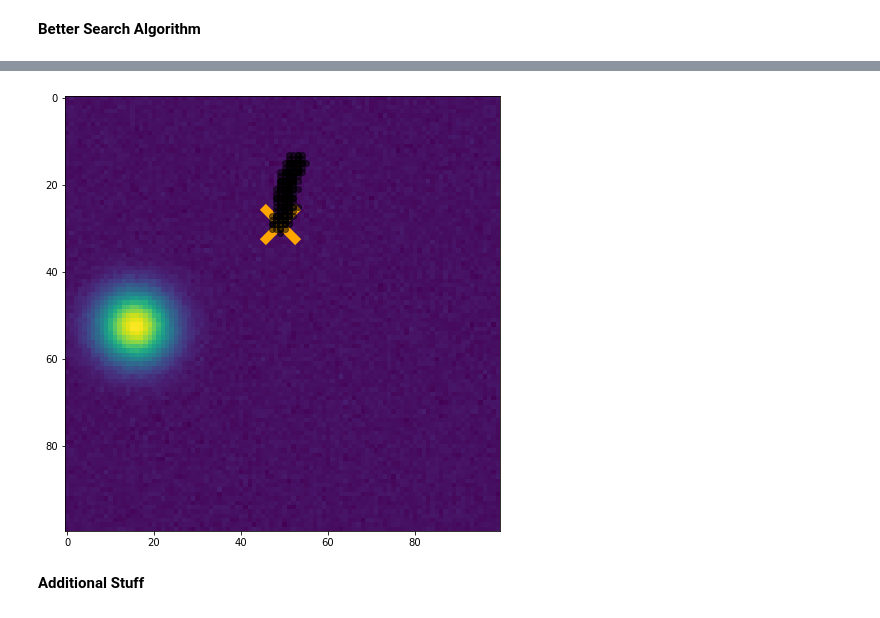
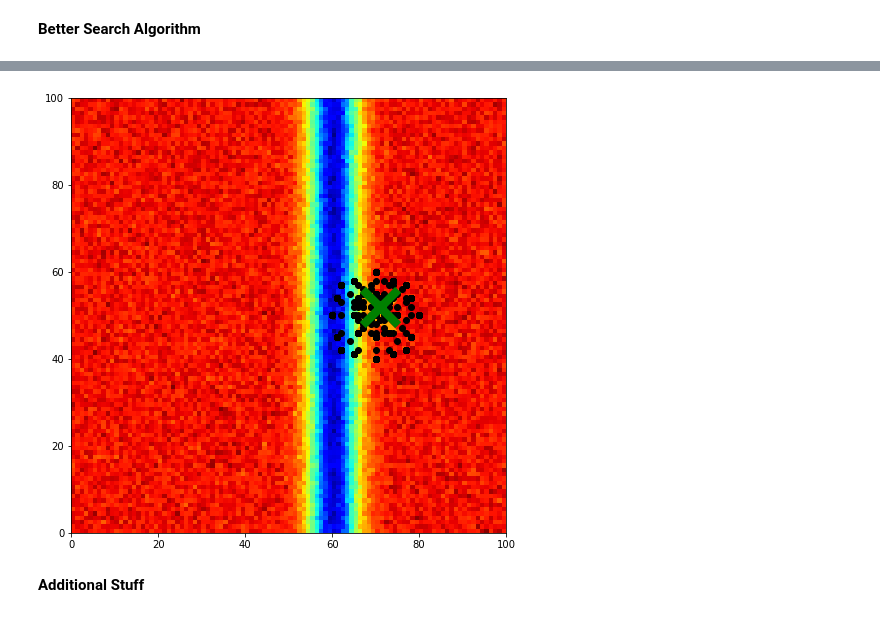
Before and after one commit to d3sp3r4t3Student/Observation-and-Data-Processing, a Jupyter notebook: Interpolation2.ipynb, the cells around one changed output, grey strips where cells are left out. Drawn from its saved outputs; the diff is of its cells as text; code cells hidden in the pictures.

```diff
--- a/Interpolation2.ipynb
+++ b/Interpolation2.ipynb
@@ -59,8 +59,6 @@ def construct_coords(center, step):
     #working our way towards the maximum in two circles with 1*step and 2*step distance to the center:
     # inner circle: 8 points
     # outer circle: 16 points
-
-    if
 
     compare_coord = np.array(((0,1),\
                               (np.sqrt(0.5),np.sqrt(0.5)),\
@@ -115,64 +124,79 @@ def line_search(inst, scantime, xmin, xmax, nsteps):
 # %%
-instr_search = instrument(1,.05,0)
+instr_search = instrument(50,0.01,0.5)
 
+xmin = instr_search.xmin
 xmax = instr_search.xmax
+ymin = instr_search.ymin
 ymax = instr_search.ymax
-xmin = instr_search.xmin
-ymin = instr_search.ymin
 
 acc = 1.0
-scantime = 40
+scantime = 1
 
-n_x = (xmax-xmin)/acc
-n_y = (ymax-ymin)/acc
+plot = True
 
-scan_grid = np.zeros((int(n_x),int(n_y)))
+if(plot == True):
 
-#implement the scan in the loop!
-#scan_grid[int(i),int(j)] = instr_search.scan([int(xmin+acc*i),int(ymin+acc*i)], scantime)
+    n_x = (xmax-xmin)/acc
+    n_y = (ymax-ymin)/acc
 
-plt.figure(figsize = (8,8))
-#plt.imshow(scan_grid)
+    scan_grid = np.zeros((int(n_x),int(n_y)))
 
+    for i in np.arange(n_x):
+        for j in np.arange(n_y):
+            scan_grid[int(i),int(j)] = instr_search.scan([int(xmin+acc*i),int(ymin+acc*i)], scantime)
 
-step_initial = xmax / 100
+    plt.figure(figsize = (8,8))
+    plt.imshow(scan_grid.T[::-1,:], interpolation = 'nearest',cmap='jet_r', extent=[xmin,xmax,ymin,ymax])
+
+number_steps = 10
+step_initial = xmax / number_steps
 step = step_initial
-center_initial = grid_search(scan_grid, xmin, xmax, 5)
+max_value = 0
 
-plt.scatter(center_initial[0],center_initial[1], color = 'orange', marker = 'x', linewidth = 50)
+scantime = 1
+
+while(max_value < 0.7 and number_steps > 2):
+
+    center_initial, new_max_value = line_search(instr_search, scantime, xmin, xmax, ymin, ymax, acc, number_steps, plot)
+    if(new_max_value > max_value): max_value = new_max_value
+    if(plot == True): plt.scatter(center_initial[0],center_initial[1],marker = 'x', color = 'orange', linewidth = 50)
+    number_steps = int(number_steps/2)
 
 center = center_initial
+
 scantime = 100
-
-for i in np.arange(n_x):
-    for j in np.arange(n_y):
-        scan_grid[int(i),int(j)] = instr_search.scan([int(xmin+acc*i),int(ymin+acc*j)], scantime)
-
-maximum = 0.0
-new_maximum = 0.0
-coord_max = center
-
+step = 5
 search = True
+rep = 0
+cycle = 0
 
 while(search == True):
+
+    cycle = cycle + 1
 
     coords = construct_coords(center, step)
 
     for i in coords:
 
-        plt.scatter(i[0],i[1], color = 'k', alpha = 0.5)
-        if(scan_grid[int(i[0]),int(i[1])] - new_maximum >= 3*fit_func(scantime, opt_param[0], opt_param[1])):
-            new_maximum = scan_grid[int(i[0]),int(i[1])]
+        new_max_value = instr_search.scan([i[0],i[1]], scantime)
+
+        if(plot == True): plt.scatter(i[0],i[1], color = 'k')
+
+        if(new_max_value > max_value):
+            max_value = new_max_value
             coord_max = int(i[0]),int(i[1])
 
-    #plt.scatter(coord_max[0],coord_max[1], color = 'k')
+    #plt.scatter(coord_max[0],coord_max[1], c = max_value, cmap = 'jet')
 
-    if(new_maximum - maximum < 3*fit_func(scantime, opt_param[0], opt_param[1])):
-        search = False
+    if(max_value > 0.99 or cycle > 100):
+        rep = rep + 1
+        step = step - 1
+        if(rep == 4):
+            search = False
+            if (plot == True): plt.scatter(coord_max[0], coord_max[1],marker = 'x', color = 'g', linewidth = 50)
 
-    maximum = new_maximum
     center = coord_max
 
-print('Maximum of ' + str(maximum) + ' found at: ' + str(coord_max))
-plt.show()
+print('Maximum of ' + str(max_value) + ' found at: ' + str(coord_max))
+if(plot == True): plt.show()
 # %% [output]
@@ -180,4 +204,4 @@ Maximum of 1.0050148123916702 found at: (53, 15)
-[figure, old version]
+[figure, new version]
 # %% [markdown]
 **Additional Stuff**
 # %%
```
Also changed, not shown: parts of 4 cells of this notebook.
